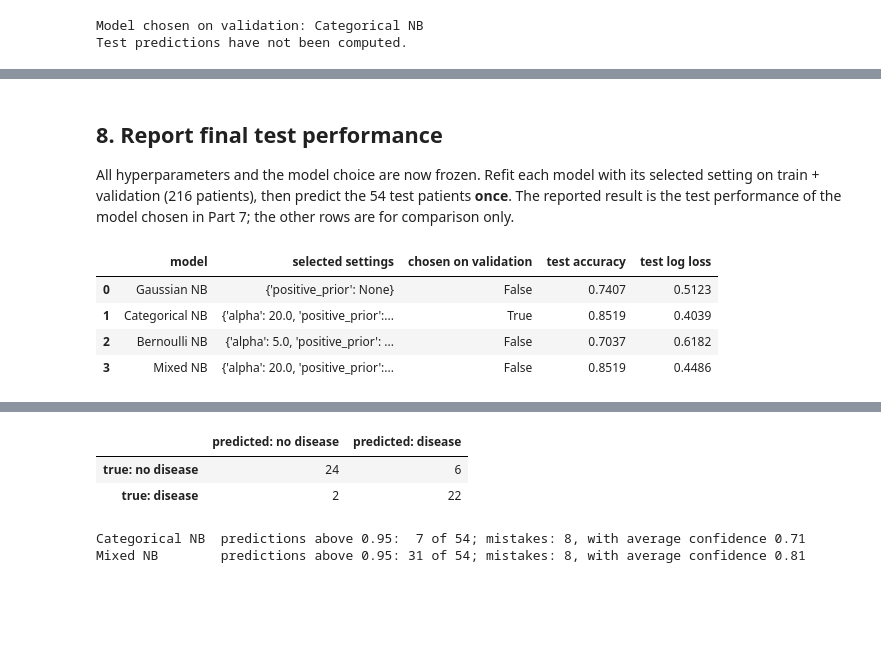
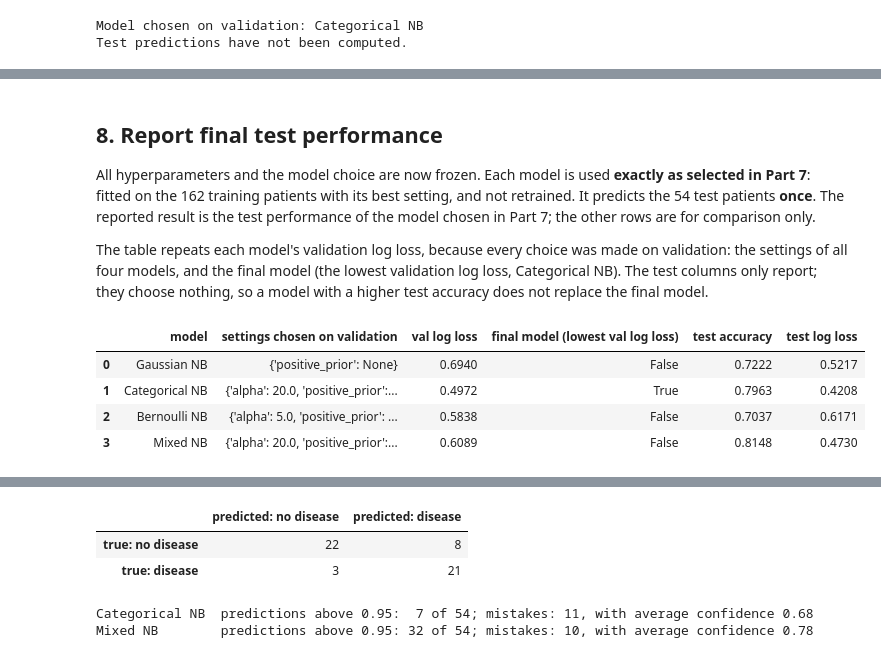
Before and after one commit to YuxiaoLee/EECE5644_Recitation, a Jupyter notebook: Recitation5.ipynb, the cells around one changed output, grey strips where cells are left out. Cells and saved outputs as stored; diff of their text form; code cells hidden in the pictures; blank space fills up the shorter version.

```diff
--- a/Recitation5.ipynb
+++ b/Recitation5.ipynb
@@ -352,9 +498,11 @@ rows = []
 for alpha in [0.0, 1.0, 10.0, 100.0]:
     probability = smoothed_category_probabilities(ecg_counts, alpha)
     joint = 0.5 * probability[:, 1]  # Equal class priors; observe only ST-T abnormality.
-    rows.append({'alpha': alpha, 'P(ST-T | no disease)': probability[0, 1],
+    rows.append({'alpha': alpha,
+                 'P(normal | no disease)': probability[0, 0], 'P(ST-T | no disease)': probability[0, 1],
+                 'P(LV hypertrophy | no disease)': probability[0, 2],
                  'P(ST-T | disease)': probability[1, 1], 'P(disease | ST-T)': joint[1] / joint.sum()})
-display(pd.DataFrame(rows).round(4))
+display(pd.DataFrame(rows).set_index('alpha').round(3))
 # %% [output]
 |  | k=0: normal | k=1: ST-T abnormality | k=2: LV hypertrophy |
 | No disease (0) | 49 | 0 | 41 |
@@ -597,22 +948,23 @@ def evaluate(y_true, probability):
             'log loss': log_loss(y_true, probability, labels=[0, 1])}
 
 def tune_on_validation(experiments, labels, fit_rows, val_rows):
-    """Fit every setting on train and score it on validation; the lowest log loss wins."""
-    best_settings, records = {}, []
+    """Fit every setting on train and score it on validation; keep the fitted model with the lowest log loss."""
+    best_settings, best_models, records = {}, {}, []
     for name, (X, grid, make_model) in experiments.items():
-        scored = []
+        scored, fitted = [], []
         for setting in grid:
             model = make_model(setting).fit(X[fit_rows], labels[fit_rows])          # Fit on train only.
             scores = evaluate(labels[val_rows], model.predict_proba(X[val_rows]))  # Score on validation.
             scored.append({'val ' + k: v for k, v in scores.items()})
+            fitted.append(model)
         table = pd.DataFrame(scored)
         best = table['val log loss'].idxmin()
-        best_settings[name] = grid[best]
+        best_settings[name], best_models[name] = grid[best], fitted[best]
         records.append({'model': name, 'selected settings': str(grid[best]),
                         **table.loc[best, ['val accuracy', 'val log loss']].to_dict()})
     results = pd.DataFrame(records)
     chosen = results.loc[results['val log loss'].idxmin(), 'model']
-    return results, best_settings, chosen
+    return results, best_settings, best_models, chosen
 
 prior_grid = [{'positive_prior': p} for p in POSITIVE_PRIORS]
 alpha_prior_grid = [{'alpha': a, 'positive_prior': p} for a in ALPHAS for p in POSITIVE_PRIORS]
@@ -631,7 +983,8 @@ experiments = {
                  lambda s: MixedNaiveBayes(alpha=s['alpha'], priors=prior_vector(s['positive_prior'])))
 }
 
-validation_results, best_settings, chosen_model = tune_on_validation(experiments, y, train_idx, val_idx)
+validation_results, best_settings, best_models, chosen_model = tune_on_validation(
+    experiments, y, train_idx, val_idx)
 display(validation_results.round(4))
 print('Model chosen on validation:', chosen_model)
 print('Test predictions have not been computed.')
@@ -646,44 +1079,50 @@ Test predictions have not been computed.
 # %% [markdown]
 ## 8. Report final test performance
-All hyperparameters and the model choice are now frozen. Refit each model with its
-selected setting on train + validation (216 patients), then predict the 54 test patients
-**once**. The reported result is the test performance of the model chosen in Part 7;
-the other rows are for comparison only.
+All hyperparameters and the model choice are now frozen. Each model is used **exactly as
+selected in Part 7**: fitted on the 162 training patients with its best setting, and not
+retrained. It predicts the 54 test patients **once**. The reported result is the test
+performance of the model chosen in Part 7; the other rows are for comparison only.
+
+The table repeats each model's validation log loss, because every choice was made on
+validation: the settings of all four models, and the final model (the lowest validation
+log loss, Categorical NB). The test columns only report; they choose nothing, so a
+model with a higher test accuracy does not replace the final model.
 # %%
-def report_on_test(experiments, best_settings, chosen, labels, fit_rows, val_rows, test_rows):
-    """Refit each frozen setting on train + validation, then predict the test rows once."""
-    refit_rows = np.concatenate([fit_rows, val_rows])
-    records, probabilities, models = [], {}, {}
-    for name, (X, grid, make_model) in experiments.items():
-        models[name] = make_model(best_settings[name]).fit(X[refit_rows], labels[refit_rows])
-        probabilities[name] = models[name].predict_proba(X[test_rows])  # The only use of the test rows.
+def report_on_test(best_models, experiments, best_settings, validation_results, chosen, labels, test_rows):
+    """Predict the test rows once with each model selected on validation (no refitting)."""
+    val_loss = validation_results.set_index('model')['val log loss']
+    records, probabilities = [], {}
+    for name, model in best_models.items():
+        X = experiments[name][0]                                  # This model's feature columns.
+        probabilities[name] = model.predict_proba(X[test_rows])  # The only use of the test rows.
         scores = evaluate(labels[test_rows], probabilities[name])
-        records.append({'model': name, 'selected settings': str(best_settings[name]),
-                        'chosen on validation': name == chosen,
+        records.append({'model': name, 'settings chosen on validation': str(best_settings[name]),
+                        'val log loss': val_loss[name],
+                        'final model (lowest val log loss)': name == chosen,
                         **{'test ' + k: v for k, v in scores.items()}})
-    return pd.DataFrame(records), probabilities, models
+    return pd.DataFrame(records), probabilities
 
-test_results, test_probabilities, final_models = report_on_test(
-    experiments, best_settings, chosen_model, y, train_idx, val_idx, test_idx
+test_results, test_probabilities = report_on_test(
+    best_models, experiments, best_settings, validation_results, chosen_model, y, test_idx
 )
 display(test_results.round(4))
 final = test_results.set_index('model').loc[chosen_model]
 print(f"Final test performance of {chosen_model}: accuracy = {final['test accuracy']:.3f}, "
       f"log loss = {final['test log loss']:.3f}")
 
 matrix = confusion_matrix(y[test_idx], test_probabilities[chosen_model].argmax(axis=1), labels=[0, 1])
 display(pd.DataFrame(matrix, index=['true: no disease', 'true: disease'],
                      columns=['predicted: no disease', 'predicted: disease']))
 
-# Same accuracy, different log loss: how confident is each model on the test patients?
+# Accuracy vs log loss: how confident is each model on the test patients?
 for name in ['Categorical NB', 'Mixed NB']:
     confidence = test_probabilities[name].max(axis=1)
     wrong = test_probabilities[name].argmax(axis=1) != y[test_idx]
     print(f'{name:15s} predictions above 0.95: {np.sum(confidence > 0.95):2d} of {len(test_idx)}; '
           f'mistakes: {wrong.sum()}, with average confidence {confidence[wrong].mean():.2f}')
 # %% [output]
-|  | model | selected settings | chosen on validation | test accuracy | test log loss |
-| 0 | Gaussian NB | {'positive_prior': None} | False | 0.7407 | 0.5123 |
-| 1 | Categorical NB | {'alpha': 20.0, 'positive_prior':... | True | 0.8519 | 0.4039 |
-| 2 | Bernoulli NB | {'alpha': 5.0, 'positive_prior': ... | False | 0.7037 | 0.6182 |
-| 3 | Mixed NB | {'alpha': 20.0, 'positive_prior':... | False | 0.8519 | 0.4486 |
+|  | model | settings chosen on validation | val log loss | final model (lowest val log loss) | test accuracy | test log loss |
+| 0 | Gaussian NB | {'positive_prior': None} | 0.6940 | False | 0.7222 | 0.5217 |
+| 1 | Categorical NB | {'alpha': 20.0, 'positive_prior':... | 0.4972 | True | 0.7963 | 0.4208 |
+| 2 | Bernoulli NB | {'alpha': 5.0, 'positive_prior': ... | 0.5838 | False | 0.7037 | 0.6171 |
+| 3 | Mixed NB | {'alpha': 20.0, 'positive_prior':... | 0.6089 | False | 0.8148 | 0.4730 |
@@ -691,5 +1130,5 @@ Final test performance of Categorical NB: accuracy = 0.852, log loss = 0.404
 |  | predicted: no disease | predicted: disease |
-| true: no disease | 24 | 6 |
-| true: disease | 2 | 22 |
+| true: no disease | 22 | 8 |
+| true: disease | 3 | 21 |
-Categorical NB  predictions above 0.95:  7 of 54; mistakes: 8, with average confidence 0.71
-Mixed NB        predictions above 0.95: 31 of 54; mistakes: 8, with average confidence 0.81
+Categorical NB  predictions above 0.95:  7 of 54; mistakes: 11, with average confidence 0.68
+Mixed NB        predictions above 0.95: 32 of 54; mistakes: 10, with average confidence 0.78
```
Also changed, not shown: parts of 25 cells of this notebook.
